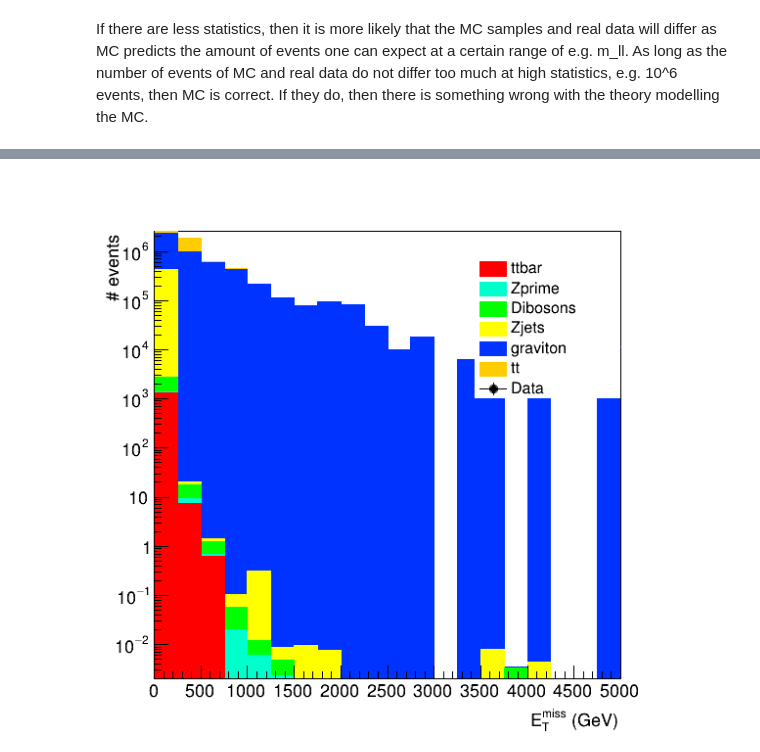
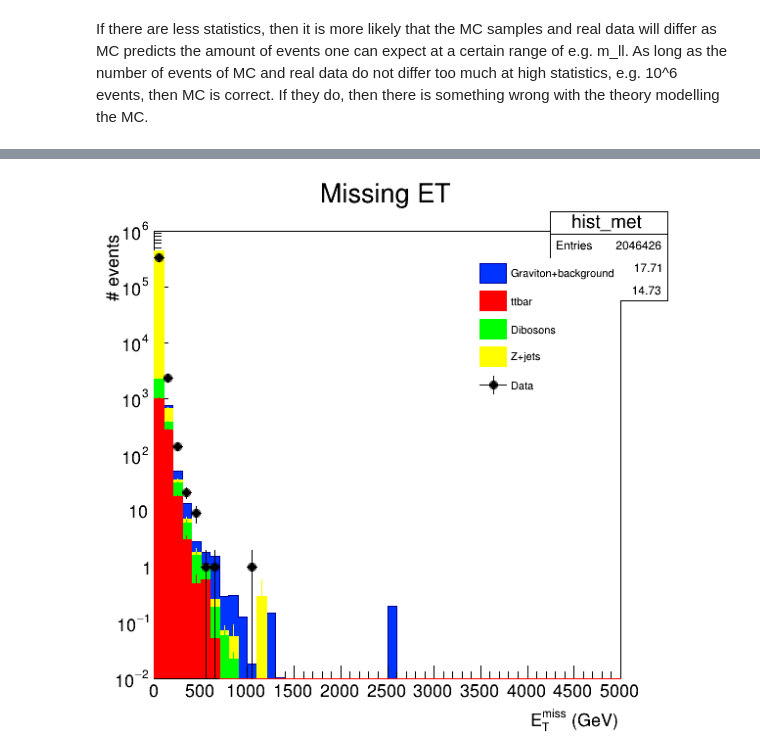
Before and after one commit to elisabethchr/OpenData-analysis, a Jupyter notebook: Dilepton_analysis_graviton_13TeV.ipynb, the cells around one changed output, grey strips where cells are left out. Cells and saved outputs as stored; diff of their text form; code cells hidden in the pictures.

```diff
--- a/Dilepton_analysis_graviton_13TeV.ipynb
+++ b/Dilepton_analysis_graviton_13TeV.ipynb
@@ -209,0 +210,4 @@ hist_met_d->SetBins(20,0,5000);
+# %%
+hist_mll_sb = new TH1F();
+hist_lep_pt_sb = new TH1F();
+hist_met_sb = new TH1F();
@@ -644,20 +619,31 @@ hist_met_d->SetMarkerColor(kBlack);
 # %%
+hist_met_sb->Draw("hist");
+hist_met_sb->SetMaximum(1E6);
+hist_met_sb->SetMinimum(1E-2);
+hist_met_sb->GetYaxis()->SetTitle("# events");
+hist_met_sb->GetYaxis()->SetTitleOffset(1.3);
+hist_met_sb->GetXaxis()->SetTitle("E_{T}^{miss} (GeV)");
+hist_met_sb->GetXaxis()->SetTitleOffset(1.3);
+
+/*
 stack_met->Draw("hist");
 stack_met->SetMaximum(1E6);
 stack_met->SetMinimum(1E-2);
 stack_met->GetYaxis()->SetTitle("# events");
 stack_met->GetYaxis()->SetTitleOffset(1.3);
 stack_met->GetXaxis()->SetTitle("E_{T}^{miss} (GeV)");
 stack_met->GetXaxis()->SetTitleOffset(1.3);
+*/
+stack_met->Draw("same AH");
 hist_met_d->Draw("same e");
 leg->Draw();
 C->Draw();
 
 /*
 Often more difficult to model E_miss
 */
 # %% [output]
-[figure, old version]
+[figure, new version]
 # %%
 hist_lep_pt_d->SetLineColor(kBlack);
 hist_lep_pt_d->SetMarkerStyle(kFullCircle);
```
Also changed, not shown: parts of 21 cells of this notebook.
